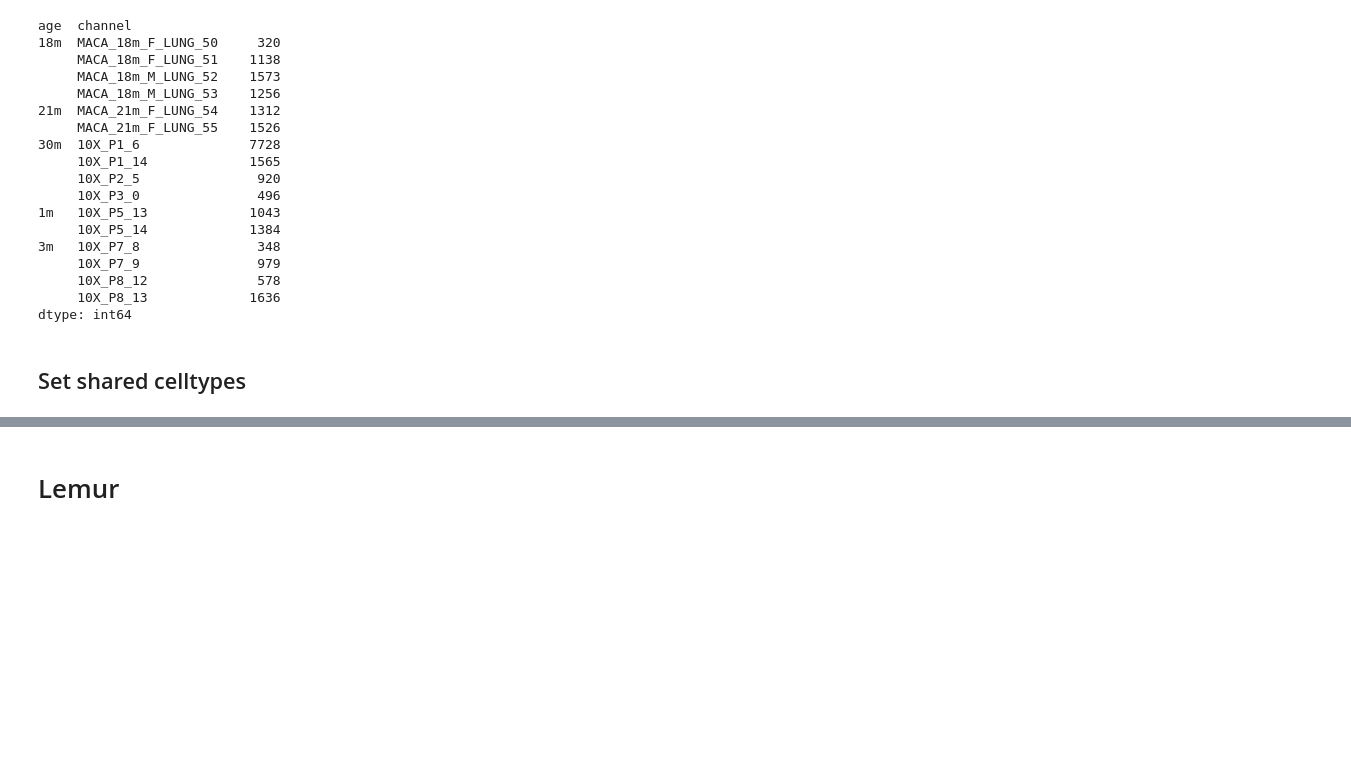
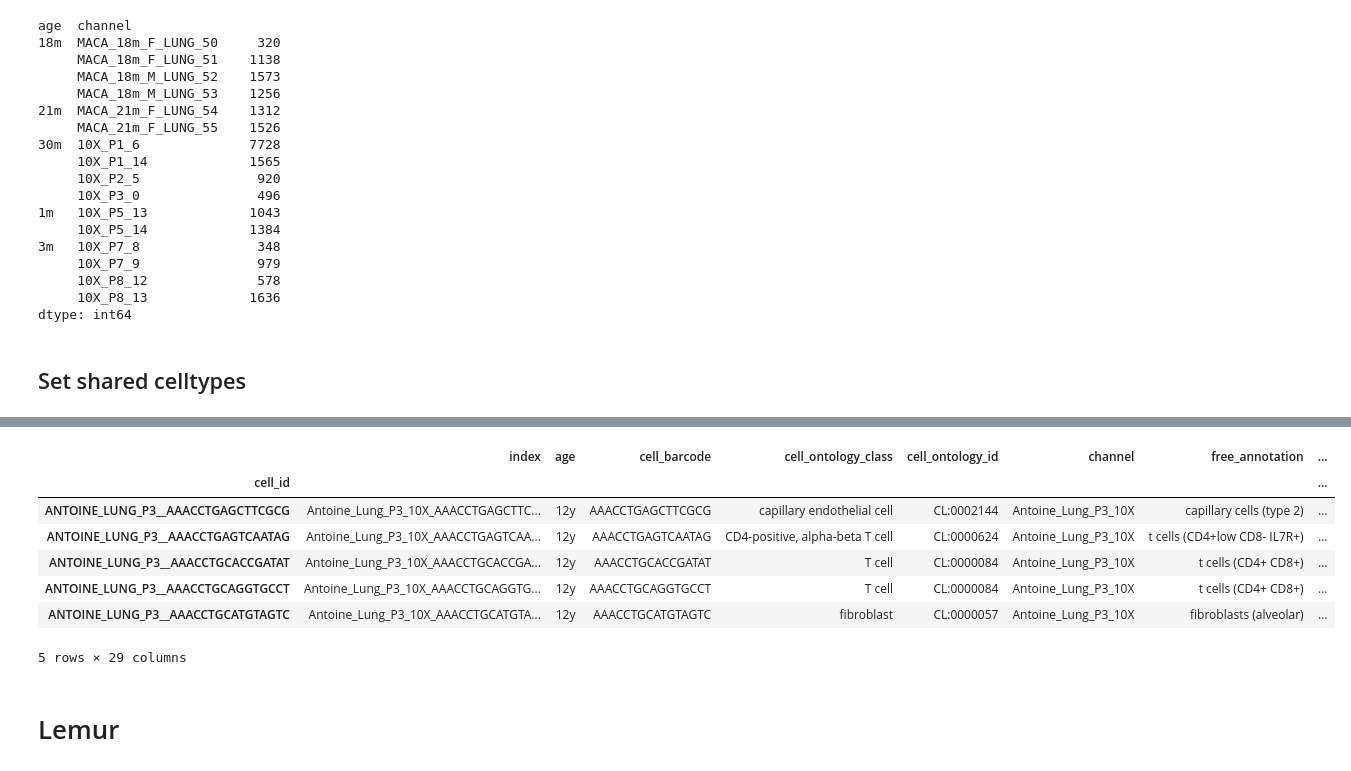
Before and after one commit to czbiohub-sf/scrnaseq-for-the-99-percent, a Jupyter notebook: notebooks/317_reorg_lemur2mouse.ipynb, the cells around one changed output, grey strips where cells are left out. Saved outputs shown, nothing was run; the diff lists cells and outputs as text; code cells hidden in the pictures; blank space fills up the shorter version.

```diff
--- a/notebooks/317_reorg_lemur2mouse.ipynb
+++ b/notebooks/317_reorg_lemur2mouse.ipynb
@@ -250,3 +258,14 @@ len(CELL_IDS_TO_USE)
+# %%
+adata_shared.obs.query('species == "Mouse lemur" and channel == "Antoine_Lung_P3_10X"').head()
+# %% [output]
+|  | index | age | cell_barcode | cell_ontology_class | cell_ontology_id | channel | free_annotation | ... |
+| cell_id |  |  |  |  |  |  |  | ... |
+| ANTOINE_LUNG_P3__AAACCTGAGCTTCGCG | Antoine_Lung_P3_10X_AAACCTGAGCTTC... | 12y | AAACCTGAGCTTCGCG | capillary endothelial cell | CL:0002144 | Antoine_Lung_P3_10X | capillary cells (type 2) | ... |
+| ANTOINE_LUNG_P3__AAACCTGAGTCAATAG | Antoine_Lung_P3_10X_AAACCTGAGTCAA... | 12y | AAACCTGAGTCAATAG | CD4-positive, alpha-beta T cell | CL:0000624 | Antoine_Lung_P3_10X | t cells (CD4+low CD8- IL7R+) | ... |
+| ANTOINE_LUNG_P3__AAACCTGCACCGATAT | Antoine_Lung_P3_10X_AAACCTGCACCGA... | 12y | AAACCTGCACCGATAT | T cell | CL:0000084 | Antoine_Lung_P3_10X | t cells (CD4+ CD8+) | ... |
+| ANTOINE_LUNG_P3__AAACCTGCAGGTGCCT | Antoine_Lung_P3_10X_AAACCTGCAGGTG... | 12y | AAACCTGCAGGTGCCT | T cell | CL:0000084 | Antoine_Lung_P3_10X | t cells (CD4+ CD8+) | ... |
+| ANTOINE_LUNG_P3__AAACCTGCATGTAGTC | Antoine_Lung_P3_10X_AAACCTGCATGTA... | 12y | AAACCTGCATGTAGTC | fibroblast | CL:0000057 | Antoine_Lung_P3_10X | fibroblasts (alveolar) | ... |
+5 rows × 29 columns
 # %% [markdown]
 # Lemur
 # %% [markdown]
```
Also changed, not shown: parts of 39 cells of this notebook, 12 other files.
